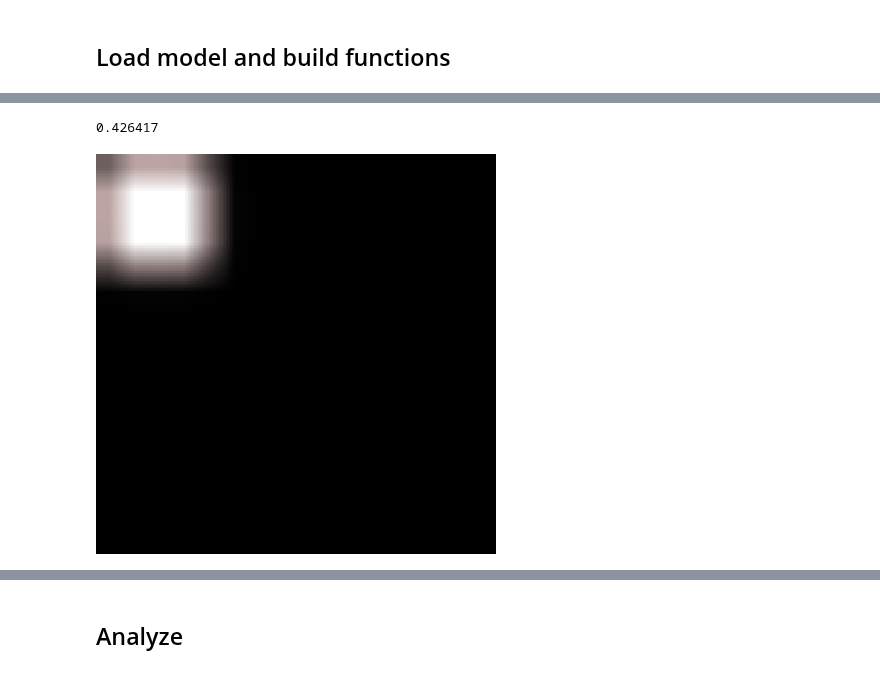
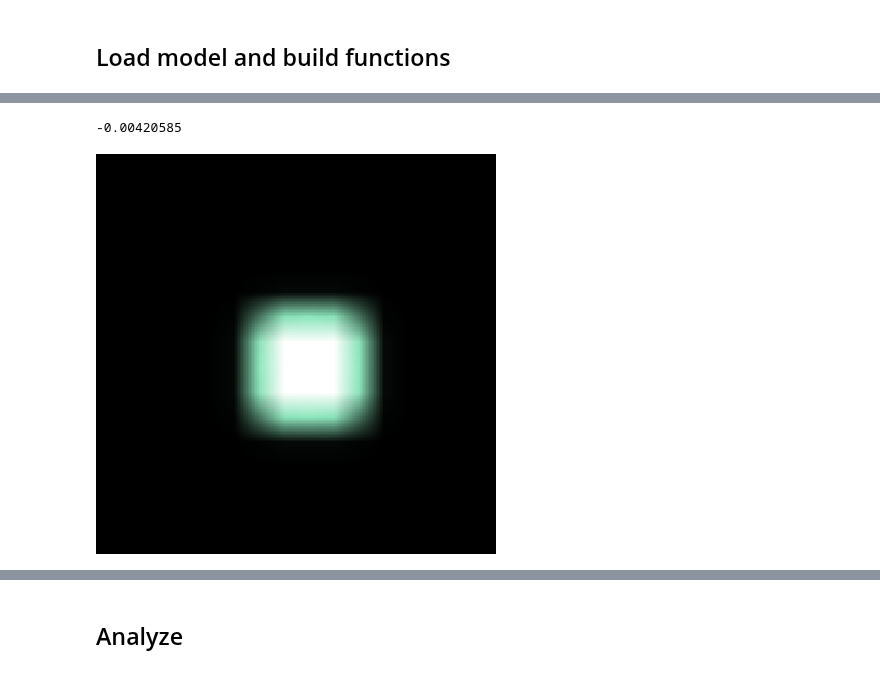
Before and after one commit to mehdidc/feature_generation, a Jupyter notebook: ipynb/brushstroke.ipynb, the cells around one changed output, grey strips where cells are left out. Cells and saved outputs as stored; diff of their text form; code cells hidden in the pictures.

```diff
--- a/ipynb/brushstroke.ipynb
+++ b/ipynb/brushstroke.ipynb
@@ -132,17 +147,17 @@ np.set_printoptions(formatter={'float': lambda x:'{:.4f}'.format(x)})
 # %%
 code = np.zeros((1, 1, layers['coord'].output_shape[2]  ))
 code = code.astype(np.float32)
-code[:, :, 0] = -2
-code[:, :, 1] = -2
-code[:, :, 2] = 1000
-code[:, :, 4] = 1000
-code[:, :, 6] = 1000
+code[:, :, 0] = 0
+code[:, :, 1] = 0
+code[:, :, 2] = 10
+code[:, :, 4] = 10
+code[:, :, 6] = 10
 img = code2img(code)
 print(img[0, 0, 0, 0])
 img = disp_grid(img, normalize=False)
 img = np.clip(img, 0, 1)
 imsave('imgs/colors.png', img)
 Image('imgs/colors.png', width=400, height=400)
 # %% [output]
-0.426417
+-0.00420585
-[figure, old version]
+[figure, new version]
```
Also changed, not shown: parts of 23 cells of this notebook, 1 other file.
